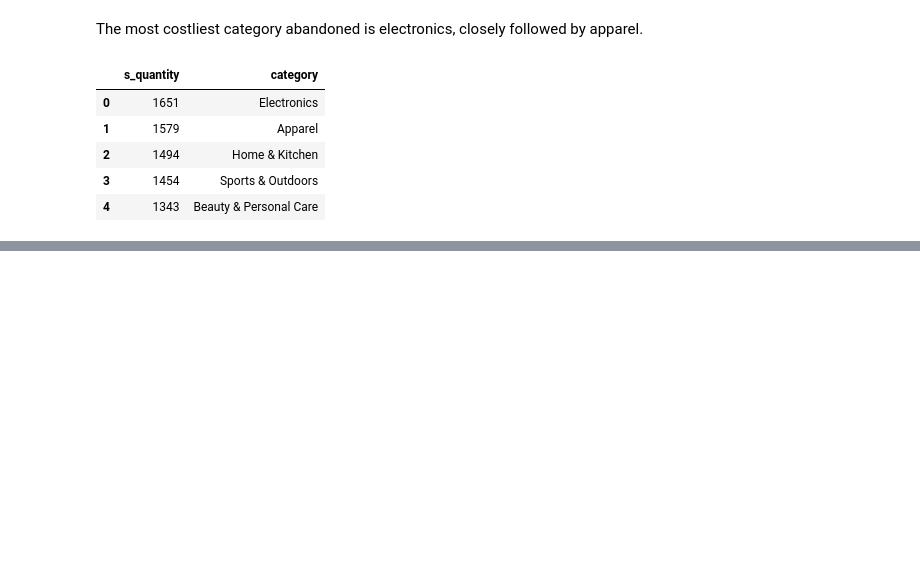
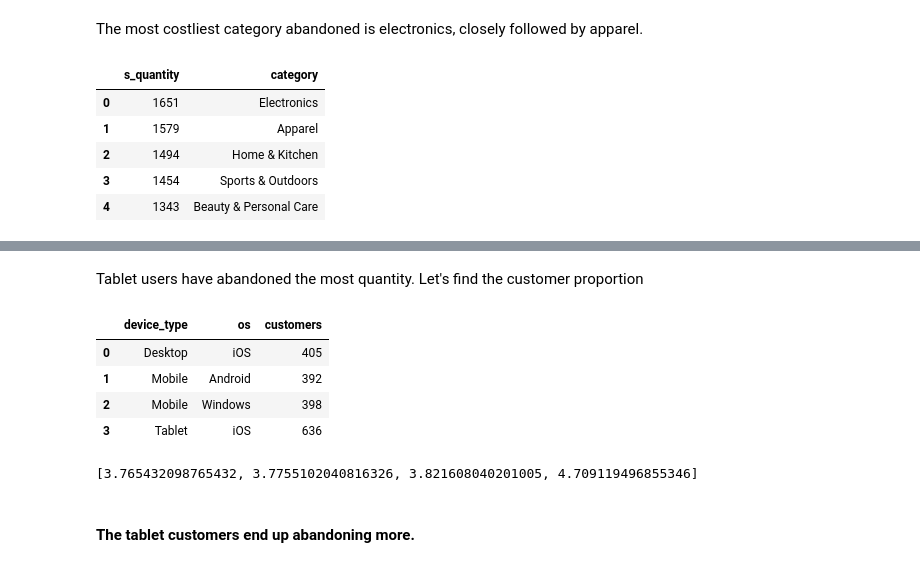
Before and after one commit to RAJASHREE01/cart-abandonment-analysis, a Jupyter notebook: cart.ipynb, the cells around one changed output, grey strips where cells are left out. Saved outputs shown, nothing was run; the diff lists cells and outputs as text; code cells hidden in the pictures; blank space fills up the shorter version.

```diff
--- a/cart.ipynb
+++ b/cart.ipynb
@@ -408,0 +489,25 @@ No. of products abandoned are almost equal
+# %% [markdown]
+Tablet users have abandoned the most quantity. Let's find the customer proportion
+# %%
+proportion_devices = sqldf("""select
+                                d.device_type,
+                                d.os,
+                                count(distinct(c.customer_id)) as customers
+                                from device_table d
+                                inner join fact_table f on d.device_id=f.device_id
+                                inner join customer_table c on f.customer_id = c.customer_id
+                                group by d.device_type, d.os
+                            """)
+proportion_devices
+# %% [output]
+|  | device_type | os | customers |
+| 0 | Desktop | iOS | 405 |
+| 1 | Mobile | Android | 392 |
+| 2 | Mobile | Windows | 398 |
+| 3 | Tablet | iOS | 636 |
+# %%
+[device_abandoned['quantity_abandoned'][i]/proportion_devices['customers'][i] for i in range(4)]
+# %% [output]
+[3.765432098765432, 3.7755102040816326, 3.821608040201005, 4.709119496855346]
+# %% [markdown]
+#### The tablet customers end up abandoning more.
```
Also changed, not shown: parts of 7 cells of this notebook.
